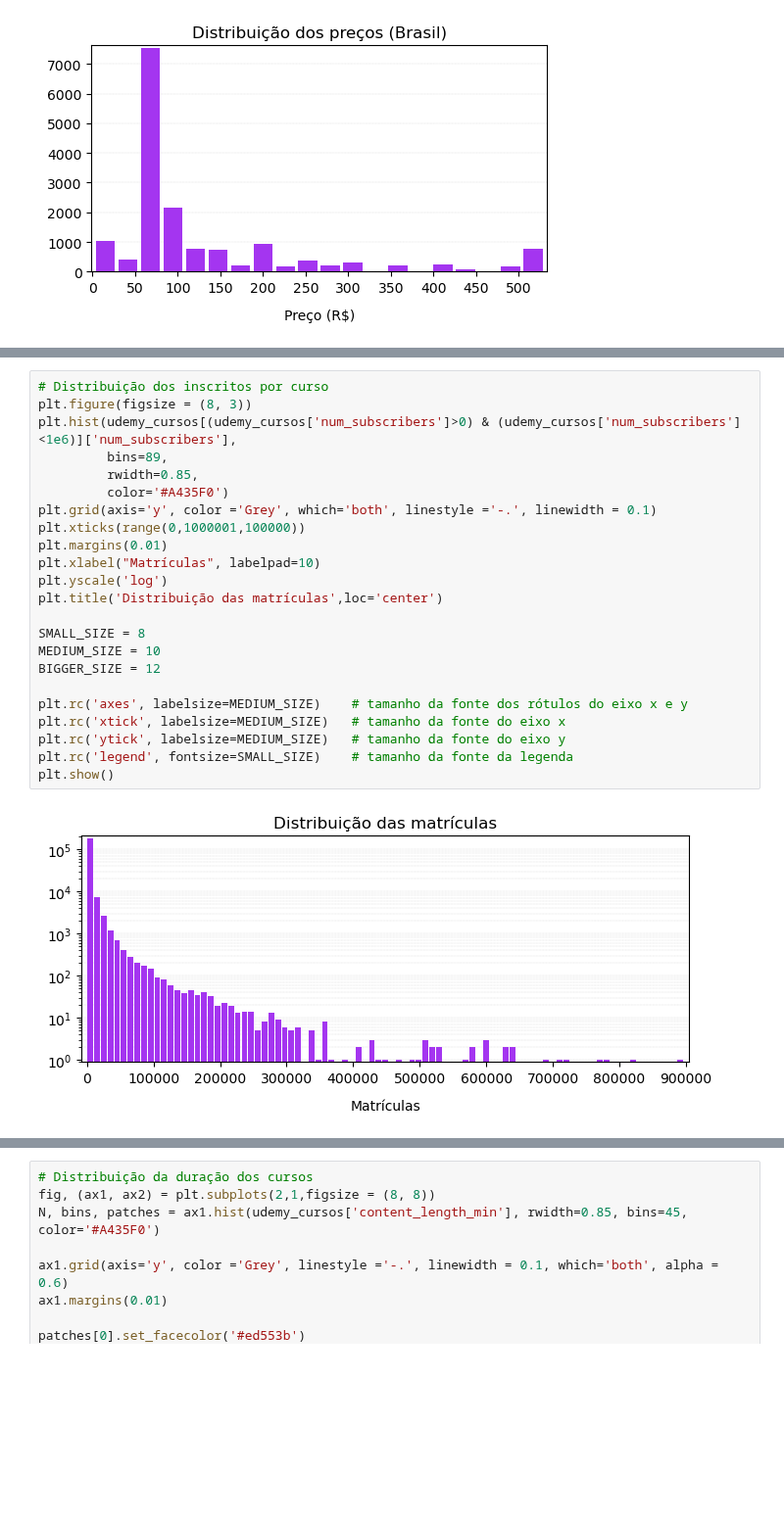
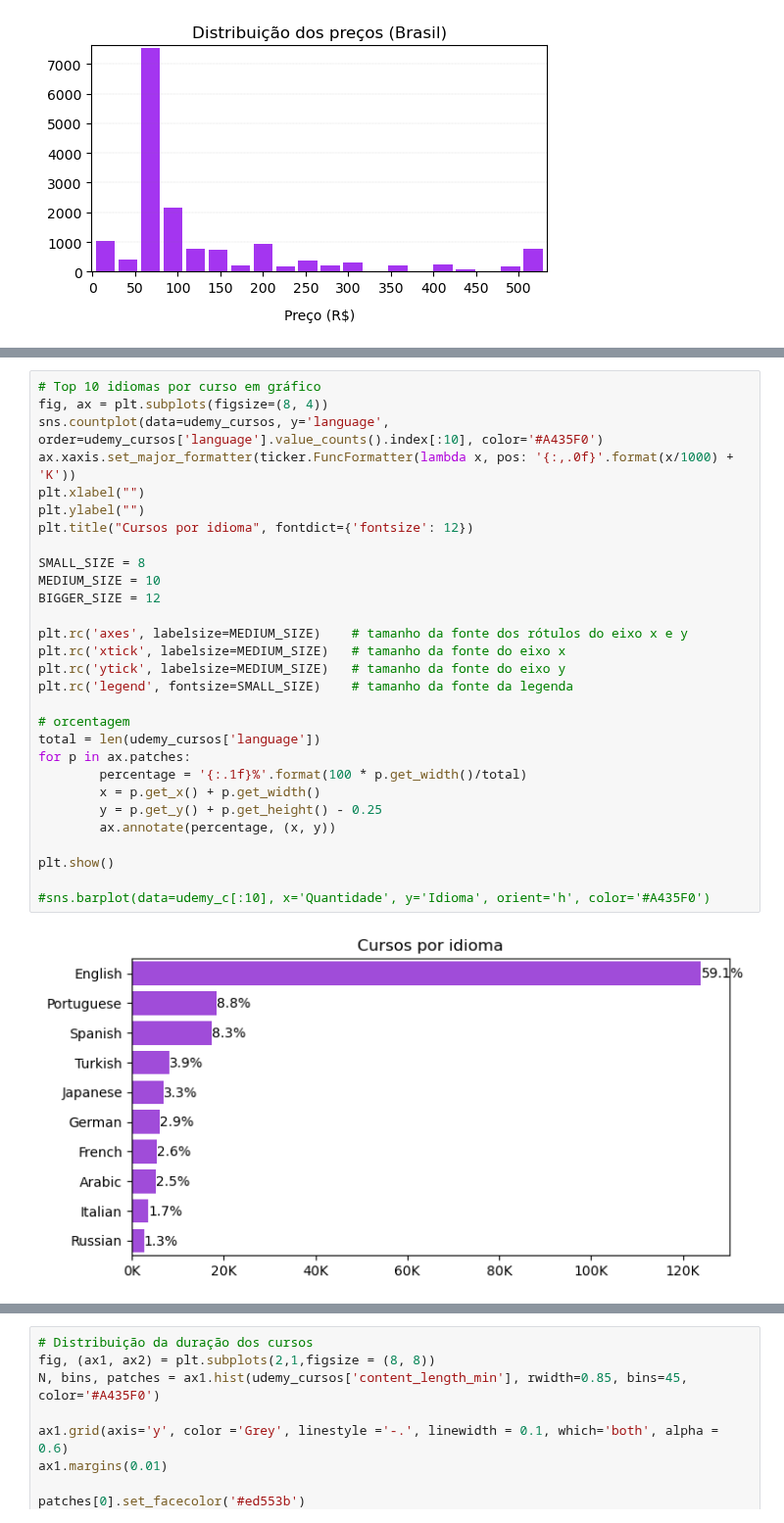
Before and after one commit to ismailymendes/mooc_udemy_coursera, a Jupyter notebook: mooc_udemy.ipynb, the cells around one changed output, grey strips where cells are left out. Shown at 98% size. Cells and saved outputs as stored; diff of their text form; blank space fills up the shorter version.

```diff
--- a/mooc_udemy.ipynb
+++ b/mooc_udemy.ipynb
@@ -236,25 +263,31 @@ plt.show()
 # %%
-# Distribuição dos inscritos por curso
-plt.figure(figsize = (8, 3))
-plt.hist(udemy_cursos[(udemy_cursos['num_subscribers']>0) & (udemy_cursos['num_subscribers']<1e6)]['num_subscribers'],
-         bins=89,
-         rwidth=0.85,
-         color='#A435F0')
-plt.grid(axis='y', color ='Grey', which='both', linestyle ='-.', linewidth = 0.1)
-plt.xticks(range(0,1000001,100000))
-plt.margins(0.01)
-plt.xlabel("Matrículas", labelpad=10)
-plt.yscale('log')
-plt.title('Distribuição das matrículas',loc='center')
+# Top 10 idiomas por curso em gráfico
+fig, ax = plt.subplots(figsize=(8, 4))
+sns.countplot(data=udemy_cursos, y='language', order=udemy_cursos['language'].value_counts().index[:10], color='#A435F0')
+ax.xaxis.set_major_formatter(ticker.FuncFormatter(lambda x, pos: '{:,.0f}'.format(x/1000) + 'K'))
+plt.xlabel("")
+plt.ylabel("")
+plt.title("Cursos por idioma", fontdict={'fontsize': 12})
 
 SMALL_SIZE = 8
 MEDIUM_SIZE = 10
 BIGGER_SIZE = 12
 
 plt.rc('axes', labelsize=MEDIUM_SIZE)    # tamanho da fonte dos rótulos do eixo x e y
 plt.rc('xtick', labelsize=MEDIUM_SIZE)   # tamanho da fonte do eixo x
 plt.rc('ytick', labelsize=MEDIUM_SIZE)   # tamanho da fonte do eixo y
 plt.rc('legend', fontsize=SMALL_SIZE)    # tamanho da fonte da legenda
+
+# orcentagem
+total = len(udemy_cursos['language'])
+for p in ax.patches:
+        percentage = '{:.1f}%'.format(100 * p.get_width()/total)
+        x = p.get_x() + p.get_width()
+        y = p.get_y() + p.get_height() - 0.25
+        ax.annotate(percentage, (x, y))
+
 plt.show()
+
+#sns.barplot(data=udemy_c[:10], x='Quantidade', y='Idioma', orient='h', color='#A435F0')
 # %% [output]
-[figure, old version]
+[figure, new version]
```
Also changed, not shown: parts of 64 cells of this notebook.
